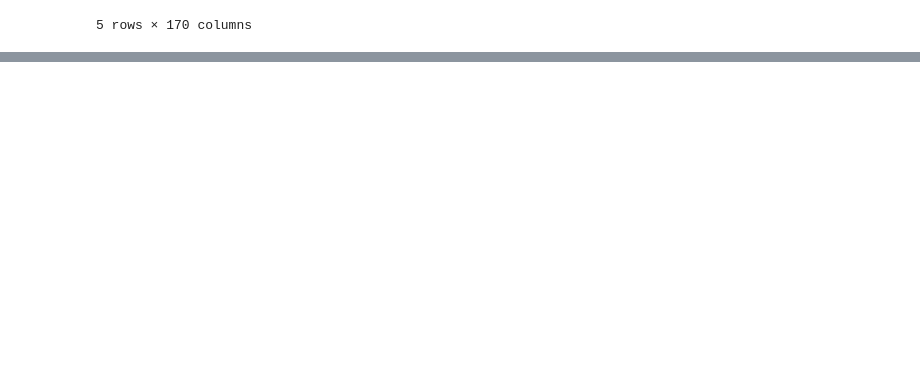
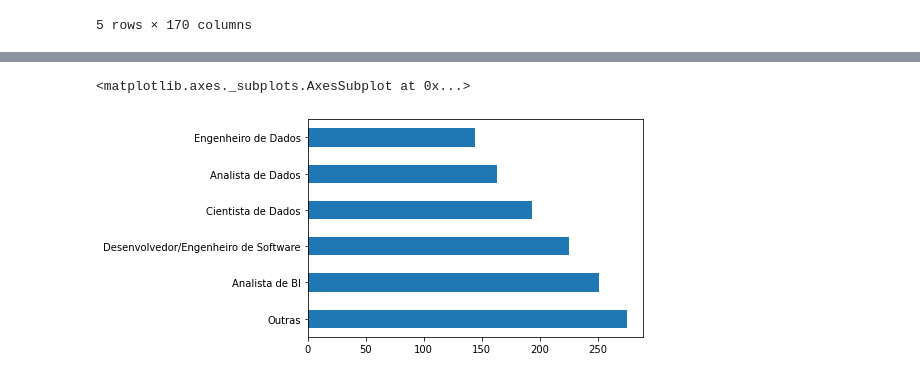
Before and after one commit to mayajsv/AnaliseExploratoria, a Jupyter notebook: Perfil_do_Profissional_de_Dados.ipynb, the cells around one changed output, grey strips where cells are left out. Drawn from its saved outputs; the diff is of its cells as text; code cells hidden in the pictures; blank space fills up the shorter version.

```diff
--- a/Perfil_do_Profissional_de_Dados.ipynb
+++ b/Perfil_do_Profissional_de_Dados.ipynb
@@ -37,0 +109,19 @@ df.head()
+# %%
+# Mapeamento de variáriaveis, agrupando sobre o tipo em comum em si
+
+profmap = {  'Desenvolvedor ou Engenheiro de Software' : 'Desenvolvedor/Engenheiro de Software',
+                                            'Outras'   :  'Outras',
+                  'Data Scientist/Cientista de Dados'  :  'Cientista de Dados',
+                      'Data Analyst/Analista de Dados' :  'Analista de Dados',
+                'Business Intelligence/Analista de BI' :  'Analista de BI',
+                  'Data Engineer/Engenheiro de Dados'  :  'Engenheiro de Dados',
+               'Business Analyst/Analista de Negócios' :  'Analista de BI',
+                 'Analista de Inteligência de Mercado' :  'Analista de BI',
+                                         'Engenheiro'  :   'Outras',
+                              'Analista de Marketing'  :   'Outras',
+                      'Engenheiro de Machine Learning' :   'Cientista de Dados',
+                'DBA/Administrador de Banco de Dados'  :   'Engenheiro de Dados',
+                                      'Estatístico'    :   'Cientista de Dados',
+                                      'Economista'     :    'Outras'}
+
+df['profissao'] = df["('D6', 'anonymized_role')"].map(profmap)
@@ -37,0 +138,5 @@ df.head()
+# %%
+df['profissao'].value_counts().plot(kind = 'barh')
+# %% [output]
+<matplotlib.axes._subplots.AxesSubplot at 0x...>
+[figure, added]
```
Also changed, not shown: parts of 28 cells of this notebook.
